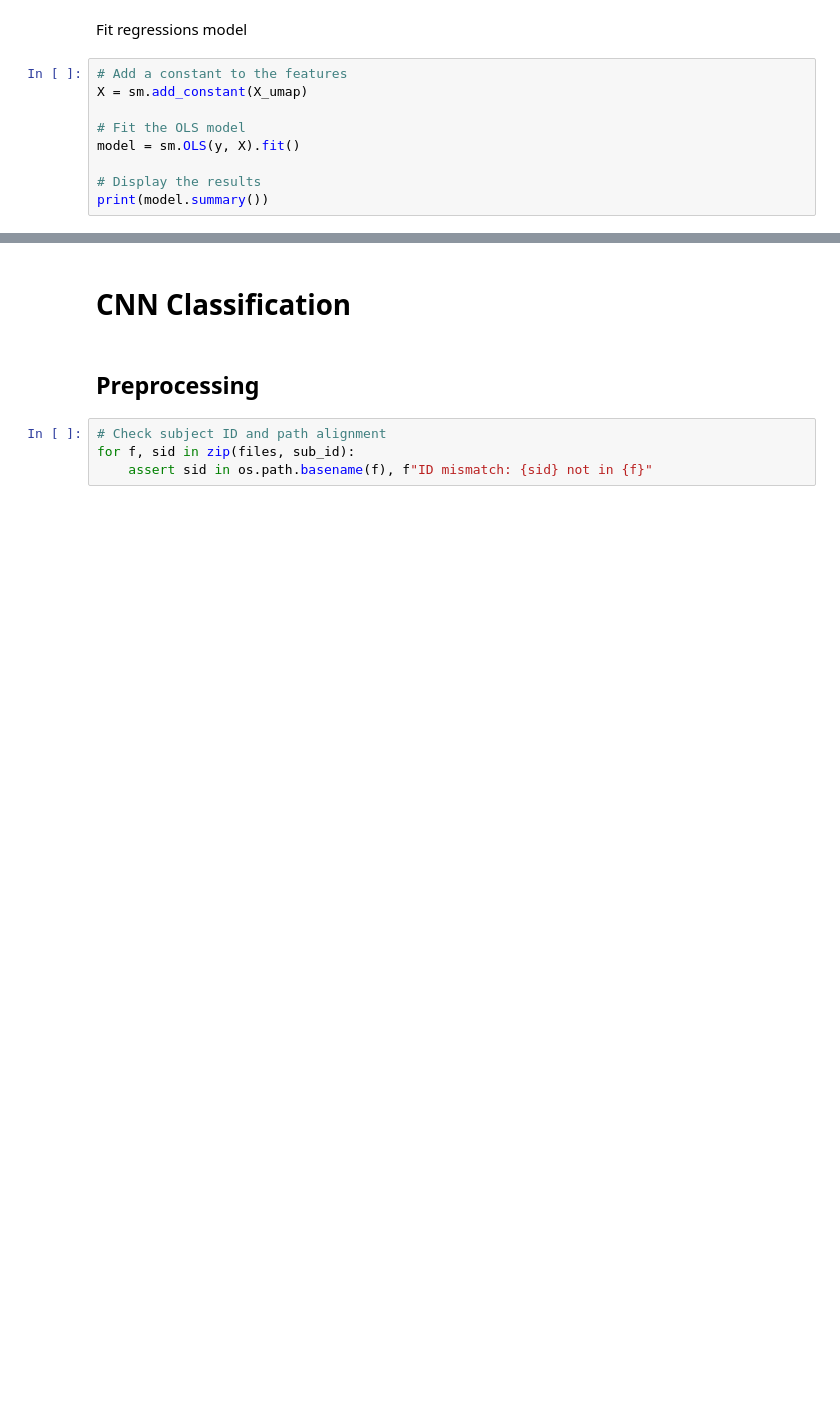
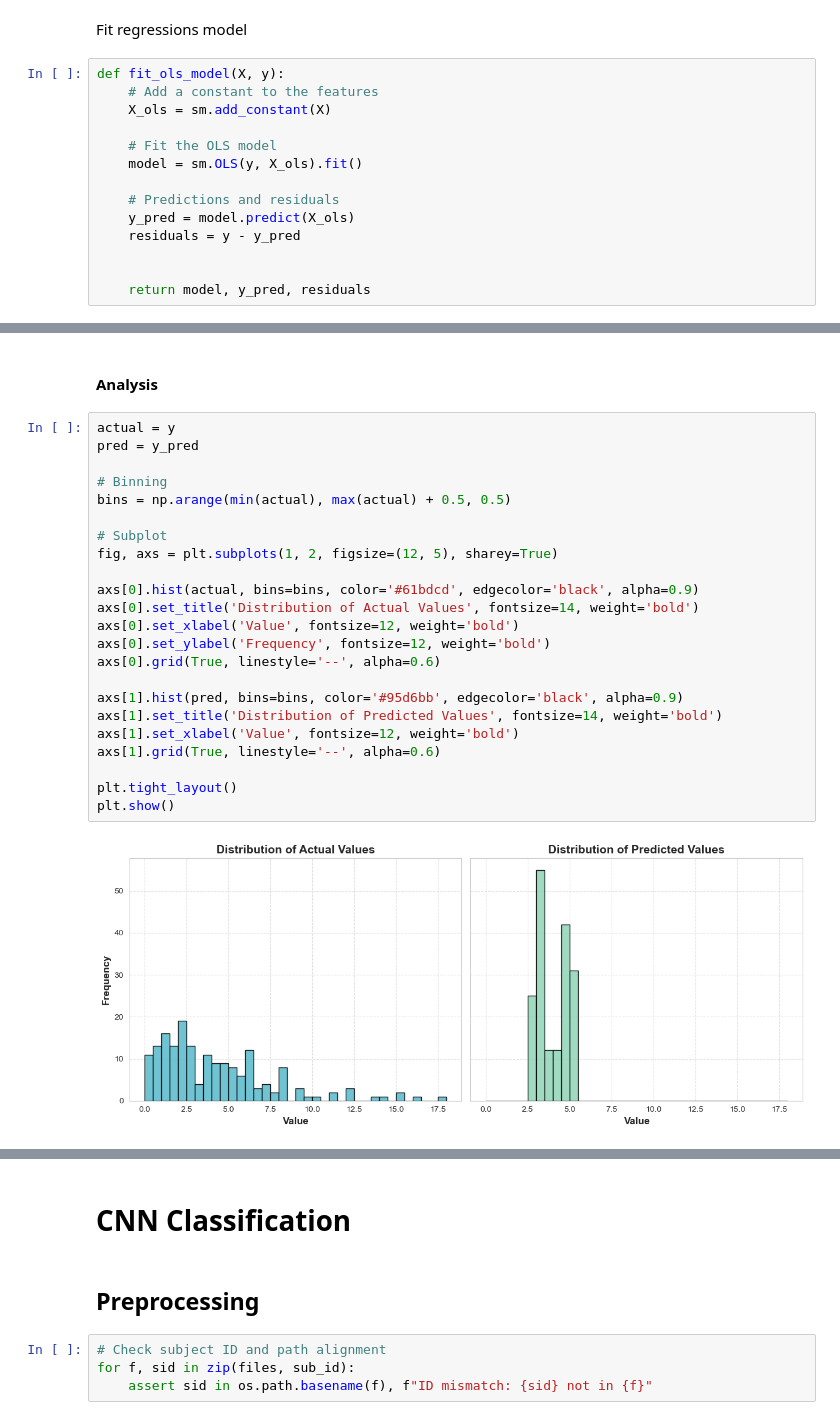
Before and after one commit to EmmaTosato/ANM_Verona, a Jupyter notebook: ANM_code.ipynb, the cells around one changed output, grey strips where cells are left out. Saved outputs shown, nothing was run; the diff lists cells and outputs as text; blank space fills up the shorter version.

Commit message:
regression and analysis

```diff
--- a/ANM_code.ipynb
+++ b/ANM_code.ipynb
@@ -368,11 +436,16 @@ X_umap = reducer.fit_transform(X)
 # %% [markdown]
 Fit  regressions model
 # %%
-# Add a constant to the features
-X = sm.add_constant(X_umap)
+def fit_ols_model(X, y):
+    # Add a constant to the features
+    X_ols = sm.add_constant(X)
 
-# Fit the OLS model
-model = sm.OLS(y, X).fit()
+    # Fit the OLS model
+    model = sm.OLS(y, X_ols).fit()
 
-# Display the results
-print(model.summary())
+    # Predictions and residuals
+    y_pred = model.predict(X_ols)
+    residuals = y - y_pred
+
+
+    return model, y_pred, residuals
@@ -396,0 +532,27 @@ Notes:
+# %% [markdown]
+#### Analysis
+# %%
+actual = y
+pred = y_pred
+
+# Binning
+bins = np.arange(min(actual), max(actual) + 0.5, 0.5)
+
+# Subplot
+fig, axs = plt.subplots(1, 2, figsize=(12, 5), sharey=True)
+
+axs[0].hist(actual, bins=bins, color='#61bdcd', edgecolor='black', alpha=0.9)
+axs[0].set_title('Distribution of Actual Values', fontsize=14, weight='bold')
+axs[0].set_xlabel('Value', fontsize=12, weight='bold')
+axs[0].set_ylabel('Frequency', fontsize=12, weight='bold')
+axs[0].grid(True, linestyle='--', alpha=0.6)
+
+axs[1].hist(pred, bins=bins, color='#95d6bb', edgecolor='black', alpha=0.9)
+axs[1].set_title('Distribution of Predicted Values', fontsize=14, weight='bold')
+axs[1].set_xlabel('Value', fontsize=12, weight='bold')
+axs[1].grid(True, linestyle='--', alpha=0.6)
+
+plt.tight_layout()
+plt.show()
+# %% [output]
+[figure, added]
```
Also changed, not shown: parts of 77 cells of this notebook.
